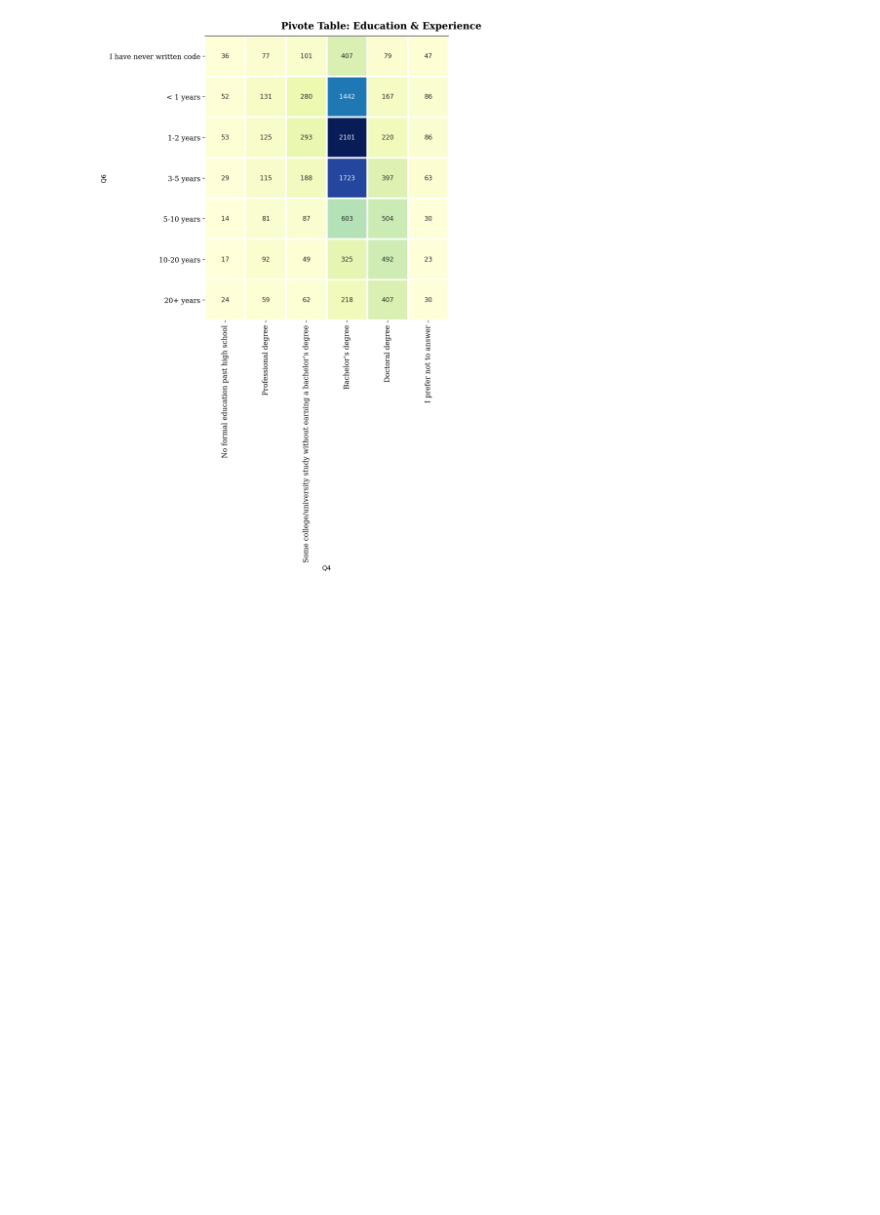
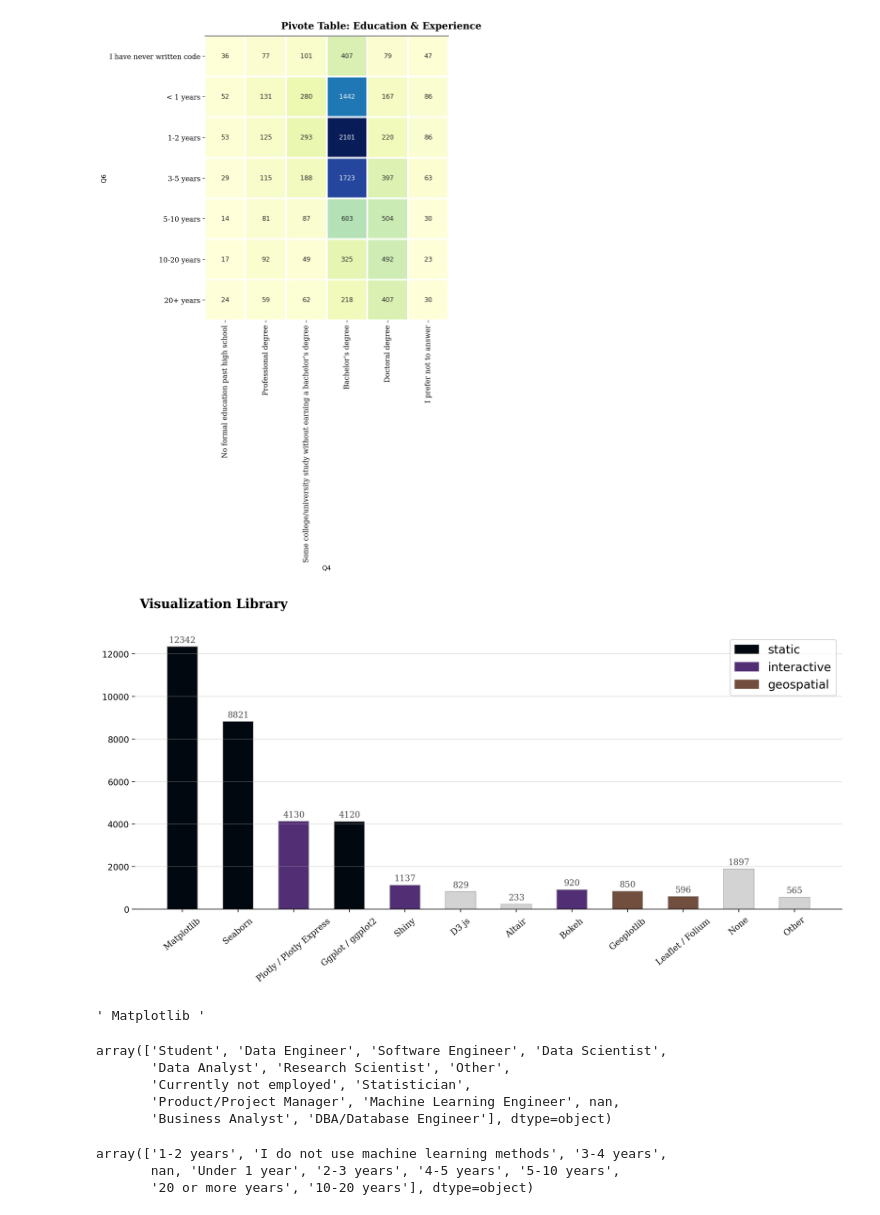
Before and after one commit to rushikeshnaik779/EDA, a Jupyter notebook: EDA_for_kaggle_survey.ipynb, the cells around one changed output. Cells and saved outputs as stored; diff of their text form; code cells hidden in the pictures; blank space fills up the shorter version.

```diff
--- a/EDA_for_kaggle_survey.ipynb
+++ b/EDA_for_kaggle_survey.ipynb
@@ -284,3 +284,55 @@ plt.tight_layout()
 plt.show()
 # %% [output]
 [figure]
+# %%
+#Visualization Library
+
+data_q14 = data[[i for i in data.columns if 'Q14' in i]]
+#print(data_q14)
+data_q14_count = pd.Series(dtype='int')
+#print(data_q14_count)
+for i in data_q14.columns:
+  data_q14_count[data_q14[i].value_counts().index[0]] = data_q14[i].count()
+
+colors = ['lightgray'] * 14
+colors[0] = colors[1] = colors[3] = '#02080F'
+colors[2] = colors[4] = colors[7] = '#522e75'
+colors[8] = colors[9] = '#714e3d'
+
+
+
+fig, ax = plt.subplots(1, 1, figsize=(15,6))
+
+ax.bar(data_q14_count.index, data_q14_count, width=0.55,
+       edgecolor='darkgray', color = colors,
+       linewidth=0.7)
+
+for i in data_q14_count.index:
+  ax.annotate(f"{data_q14_count[i]}",
+              xy = (i, data_q14_count[i] +300),
+              va= 'center', ha='center', fontweight='light',
+              fontfamily='serif', color='#4a4a4a')
+
+
+for s in ['top', 'left', 'right']:
+  ax.spines[s].set_visible(False)
+
+
+ax.set_xticklabels(data_q14_count.index, fontfamily='serif', rotation=40)
+
+fig.text(0.13, 0.95, 'Visualization Library', fontsize=15, fontweight= 'bold', fontfamily = 'serif')
+ax.grid(axis='y', linestyle='-', alpha=0.4)
+
+static = mpatches.Patch(color='#02080F', label='static')
+interactive = mpatches.Patch(color = '#522e75', label= 'interactive')
+geo = mpatches.Patch(color = '#714e3d', label = 'geospatial')
+
+plt.legend(handles = [static, interactive, geo], fontsize=14)
+
+plt.show()
+# %% [output]
+[figure, added]
+# %%
+data_q14['Q14_Part_1'].value_counts().index[0]
+# %% [output]
+' Matplotlib '
@@ -286,0 +341,8 @@ plt.show()
+# %%
+data['Q5'].unique()
+# %% [output]
+array(['Student', 'Data Engineer', 'Software Engineer', 'Data Scientist',
+       'Data Analyst', 'Research Scientist', 'Other',
+       'Currently not employed', 'Statistician',
+       'Product/Project Manager', 'Machine Learning Engineer', nan,
+       'Business Analyst', 'DBA/Database Engineer'], dtype=object)
@@ -286,0 +365,6 @@ plt.show()
+# %%
+data['Q15'].unique()
+# %% [output]
+array(['1-2 years', 'I do not use machine learning methods', '3-4 years',
+       nan, 'Under 1 year', '2-3 years', '4-5 years', '5-10 years',
+       '20 or more years', '10-20 years'], dtype=object)
```
Also changed, not shown: parts of 6 cells of this notebook.
